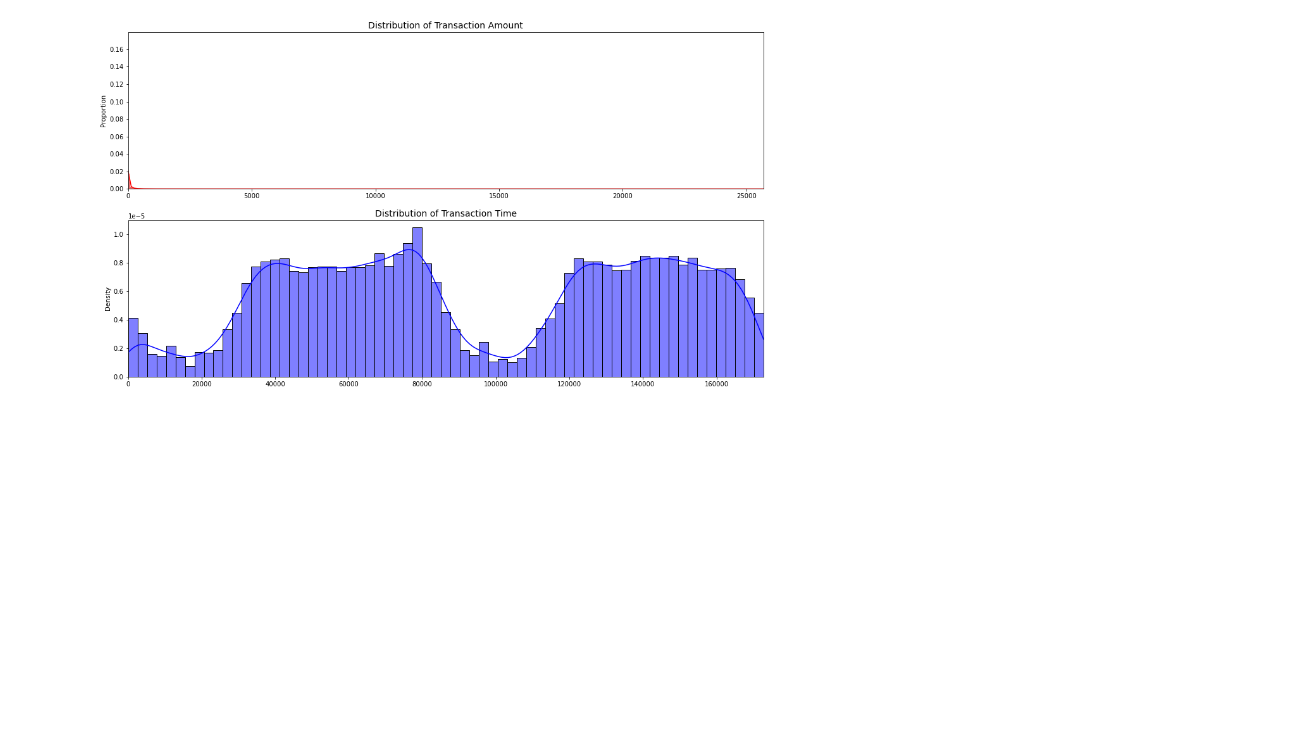
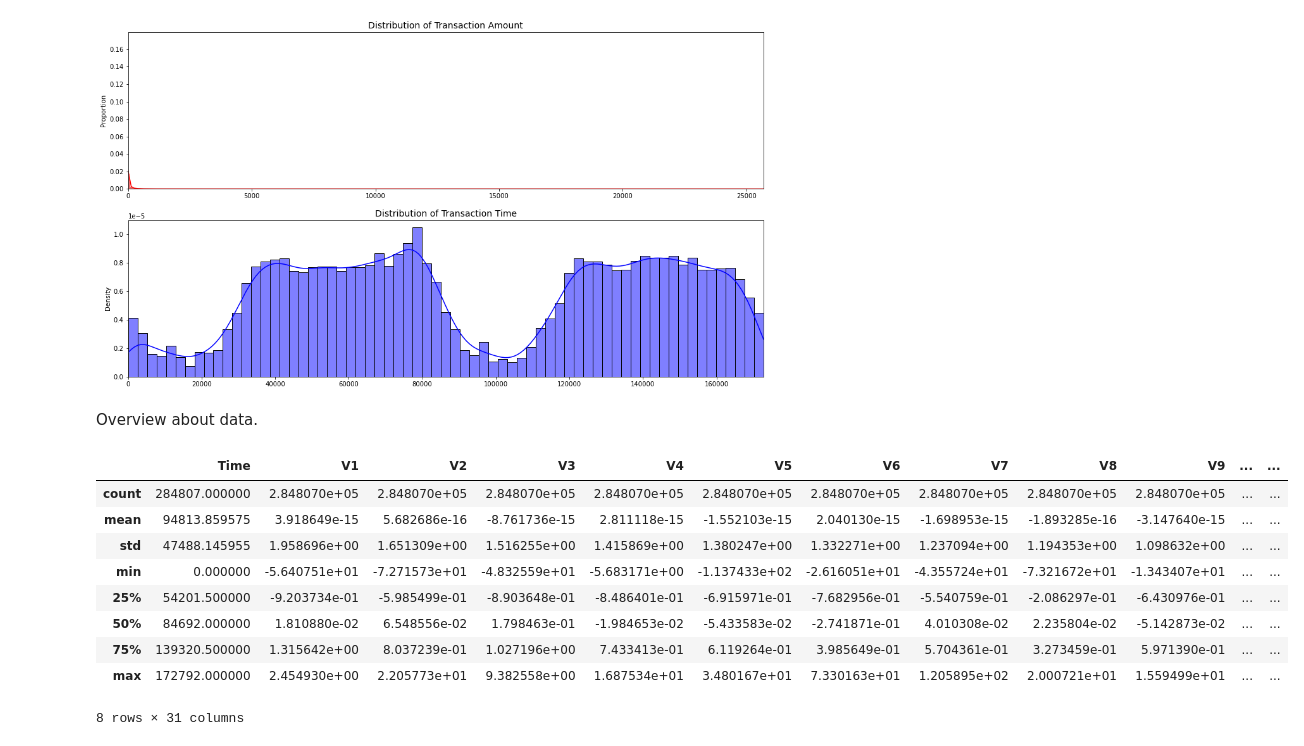
Before and after one commit to hudavn/credit-card-fraud, a Jupyter notebook: scripts/explore.ipynb, the cells around one changed output. Drawn from its saved outputs; the diff is of its cells as text; code cells hidden in the pictures; blank space fills up the shorter version.

```diff
--- a/scripts/explore.ipynb
+++ b/scripts/explore.ipynb
@@ -143,3 +143,18 @@ ax[1].set_xlim([min(time_val), max(time_val)])
 plt.show()
 # %% [output]
 [figure]
+# %% [markdown]
+Overview about data.
+# %%
+data.describe()
+# %% [output]
+|  | Time | V1 | V2 | V3 | V4 | V5 | V6 | V7 | V8 | V9 | ... | ... |
+| count | 284807.000000 | 2.848070e+05 | 2.848070e+05 | 2.848070e+05 | 2.848070e+05 | 2.848070e+05 | 2.848070e+05 | 2.848070e+05 | 2.848070e+05 | 2.848070e+05 | ... | ... |
+| mean | 94813.859575 | 3.918649e-15 | 5.682686e-16 | -8.761736e-15 | 2.811118e-15 | -1.552103e-15 | 2.040130e-15 | -1.698953e-15 | -1.893285e-16 | -3.147640e-15 | ... | ... |
+| std | 47488.145955 | 1.958696e+00 | 1.651309e+00 | 1.516255e+00 | 1.415869e+00 | 1.380247e+00 | 1.332271e+00 | 1.237094e+00 | 1.194353e+00 | 1.098632e+00 | ... | ... |
+| min | 0.000000 | -5.640751e+01 | -7.271573e+01 | -4.832559e+01 | -5.683171e+00 | -1.137433e+02 | -2.616051e+01 | -4.355724e+01 | -7.321672e+01 | -1.343407e+01 | ... | ... |
+| 25% | 54201.500000 | -9.203734e-01 | -5.985499e-01 | -8.903648e-01 | -8.486401e-01 | -6.915971e-01 | -7.682956e-01 | -5.540759e-01 | -2.086297e-01 | -6.430976e-01 | ... | ... |
+| 50% | 84692.000000 | 1.810880e-02 | 6.548556e-02 | 1.798463e-01 | -1.984653e-02 | -5.433583e-02 | -2.741871e-01 | 4.010308e-02 | 2.235804e-02 | -5.142873e-02 | ... | ... |
+| 75% | 139320.500000 | 1.315642e+00 | 8.037239e-01 | 1.027196e+00 | 7.433413e-01 | 6.119264e-01 | 3.985649e-01 | 5.704361e-01 | 3.273459e-01 | 5.971390e-01 | ... | ... |
+| max | 172792.000000 | 2.454930e+00 | 2.205773e+01 | 9.382558e+00 | 1.687534e+01 | 3.480167e+01 | 7.330163e+01 | 1.205895e+02 | 2.000721e+01 | 1.559499e+01 | ... | ... |
+8 rows × 31 columns
```
